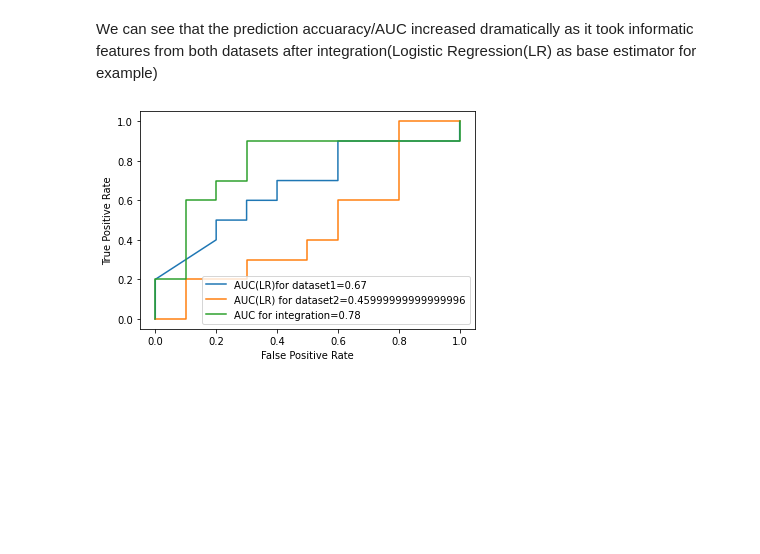
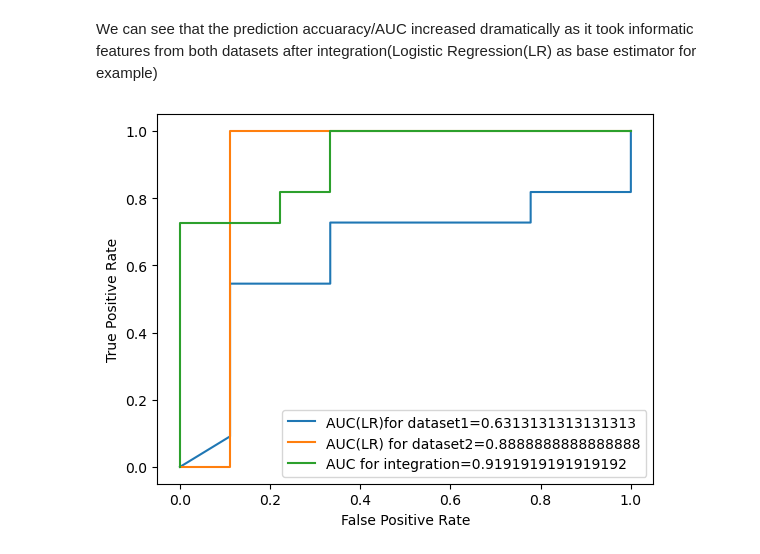
Before and after one commit to ChaorongC/mesa_cfdna, a Jupyter notebook: demo.ipynb, the cells around one changed output. Drawn from its saved outputs; the diff is of its cells as text; code cells hidden in the pictures; blank space fills up the shorter version.

```diff
--- a/demo.ipynb
+++ b/demo.ipynb
@@ -58,3 +275,12 @@ dataset2.head()
+# %%
+from sklearn.model_selection import train_test_split
+# create train/test datasets for each modality
+# To perform the MESA multimodal integration later, the label for each dataset should be matched
+train_index, test_index, y_train, y_test = train_test_split(
+    np.arange(100), label, test_size=0.2, random_state=42,shuffle=True
+)
+dataset1_train, dataset1_test = dataset1.iloc[train_index], dataset1.iloc[test_index]
+dataset2_train, dataset2_test = dataset2.iloc[train_index], dataset2.iloc[test_index]
 # %% [markdown]
 # Run MESA
 # %% [markdown]
@@ -145,0 +334,4 @@ plot_ROC(mesa_single_summary_2[0], mesa_single_summary_2[1][1])
+# %%
+# ROC curve for modality_1 on dataset1
+y_pred_1 = predictions_1[:, 1]
+plot_ROC(y_true=y_test, y_pred = y_pred_1)
@@ -145,0 +340,4 @@ plot_ROC(mesa_single_summary_2[0], mesa_single_summary_2[1][1])
+# %%
+# ROC curve for modality_2 on dataset1
+y_pred_2 = predictions_2[:, 1]
+plot_ROC(y_true=y_test, y_pred = y_pred_2)
@@ -163,4 +367,5 @@ mesa_multimodal = MESA_integration(
 # %%
-mesa_integration_summary = MESA_integration_summary(mesa_multimodal)
-print("AUC of multimodal integration: %s" % mesa_integration_summary[-1]) # @ Modified time: 2023-02-11 03:00:14 # @ Modified by: Chaorong Chen
+# ROC curve for modality_2 on dataset1
+y_pred_mesa = mesa_prediction[:, 1]
+plot_ROC(y_true=y_test, y_pred = y_pred_mesa)
 # %% [output]
@@ -175,21 +375,21 @@ plot_ROC(mesa_integration_summary[0], mesa_integration_summary[1])
 # %% [markdown]
 We can see that the prediction accuaracy/AUC increased dramatically as it took informatic features from both datasets after integration(Logistic Regression(LR) as base estimator for example)
 # %%
-fpr, tpr, _ = roc_curve(mesa_single_summary_1[0], mesa_single_summary_1[1][0])
-auc = roc_auc_score(mesa_single_summary_1[0], mesa_single_summary_1[1][0])
+fpr, tpr, _ = roc_curve(y_test, y_pred_1)
+auc = roc_auc_score(y_test, y_pred_1)
 plt.plot(fpr, tpr, label="AUC(LR)for dataset1=" + str(auc))
 
-fpr, tpr, _ = roc_curve(mesa_single_summary_2[0], mesa_single_summary_2[1][0])
-auc = roc_auc_score(mesa_single_summary_2[0], mesa_single_summary_2[1][0])
+fpr, tpr, _ = roc_curve(y_test, y_pred_2)
+auc = roc_auc_score(y_test, y_pred_2)
 plt.plot(fpr, tpr, label="AUC(LR) for dataset2=" + str(auc))
 
-fpr, tpr, _ = roc_curve(mesa_integration_summary[0], mesa_integration_summary[1])
-auc = roc_auc_score(mesa_integration_summary[0], mesa_integration_summary[1])
+fpr, tpr, _ = roc_curve(y_test, y_pred_mesa)
+auc = roc_auc_score(y_test, y_pred_mesa)
 plt.plot(fpr, tpr, label="AUC for integration=" + str(auc))
 
 plt.ylabel("True Positive Rate")
 plt.xlabel("False Positive Rate")
 plt.legend(loc=4)
 plt.show()
 # %% [output]
-[figure, old version]
+[figure, new version]
```
Also changed, not shown: parts of 17 cells of this notebook, 1 other file.
